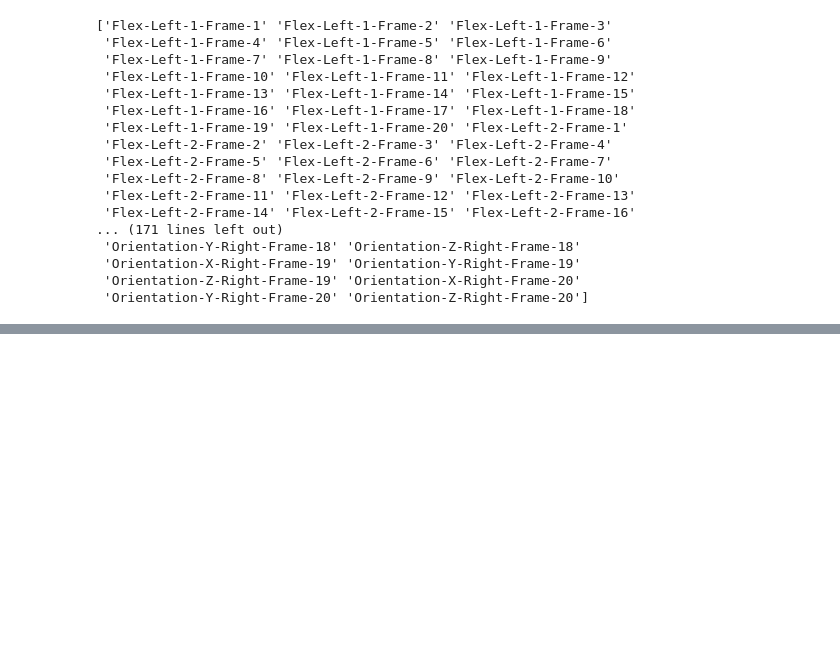
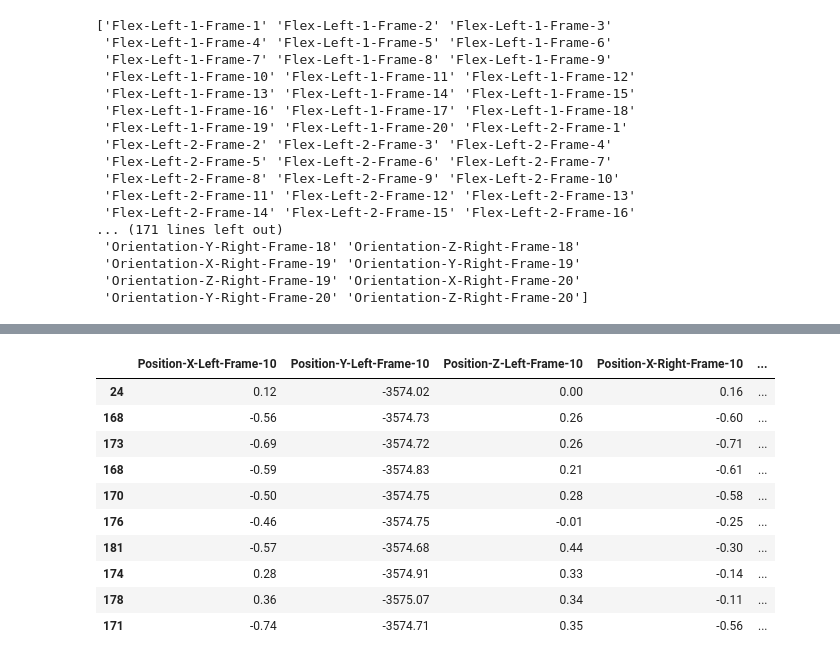
Before and after one commit to MouadFiali/magic-gloves, a Jupyter notebook: sensor_data_eda.ipynb, the cells around one changed output, grey strips where cells are left out. Cells and saved outputs as stored; diff of their text form; code cells hidden in the pictures; blank space fills up the shorter version.

```diff
--- a/sensor_data_eda.ipynb
+++ b/sensor_data_eda.ipynb
@@ -41,0 +71,14 @@ df.head()
+# %%
+df[['Position-X-Left-Frame-10','Position-Y-Left-Frame-10','Position-Z-Left-Frame-10', 'Position-X-Right-Frame-10','Position-Y-Right-Frame-10','Position-Z-Right-Frame-10']].head(10)
+# %% [output]
+|  | Position-X-Left-Frame-10 | Position-Y-Left-Frame-10 | Position-Z-Left-Frame-10 | Position-X-Right-Frame-10 | ... |
+| 24 | 0.12 | -3574.02 | 0.00 | 0.16 | ... |
+| 168 | -0.56 | -3574.73 | 0.26 | -0.60 | ... |
+| 173 | -0.69 | -3574.72 | 0.26 | -0.71 | ... |
+| 168 | -0.59 | -3574.83 | 0.21 | -0.61 | ... |
+| 170 | -0.50 | -3574.75 | 0.28 | -0.58 | ... |
+| 176 | -0.46 | -3574.75 | -0.01 | -0.25 | ... |
+| 181 | -0.57 | -3574.68 | 0.44 | -0.30 | ... |
+| 174 | 0.28 | -3574.91 | 0.33 | -0.14 | ... |
+| 178 | 0.36 | -3575.07 | 0.34 | -0.11 | ... |
+| 171 | -0.74 | -3574.71 | 0.35 | -0.56 | ... |
```
Also changed, not shown: parts of 8 cells of this notebook, 2 other files.
